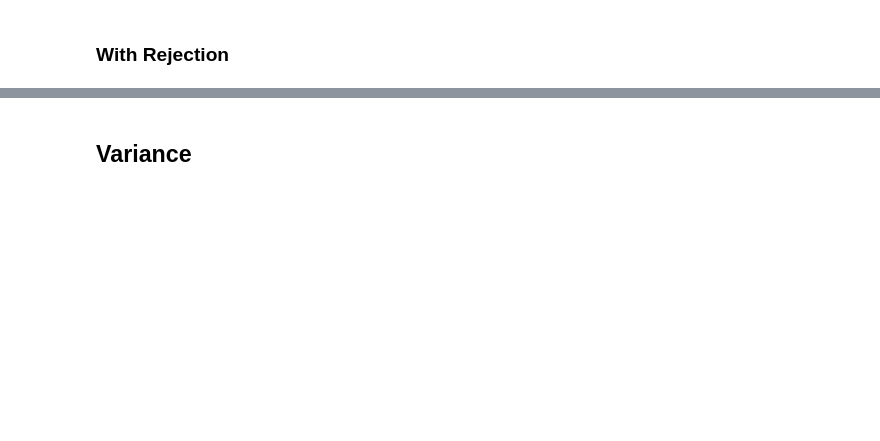
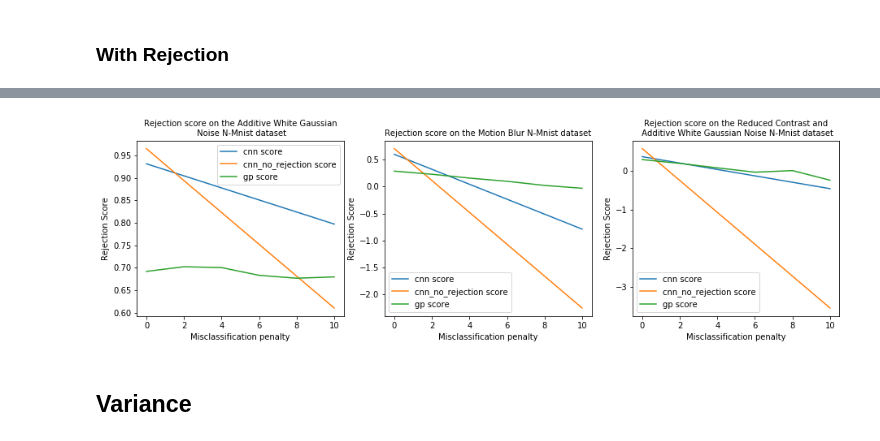
Before and after one commit to emalgorithm/gp-vs-cnn-uncertainty, a Jupyter notebook: variance_analysis.ipynb, the cells around one changed output, grey strips where cells are left out. Saved outputs shown, nothing was run; the diff lists cells and outputs as text; code cells hidden in the pictures; blank space fills up the shorter version.

```diff
--- a/variance_analysis.ipynb
+++ b/variance_analysis.ipynb
@@ -191,2 +259,26 @@ with matplotlib.rc_context({'figure.figsize': [15, 3], 'axes.titlesize': 10}):
+# %%
+cnn_scores = np.array([awgn_cnn_scores, mb_cnn_scores, rc_awgn_cnn_scores]) / 10000
+cnn_rej_scores = np.array([awgn_cnn_rej_scores, mb_cnn_rej_scores, rc_awgn_cnn_rej_scores]) / 10000
+gp_scores = np.array([awgn_gp_scores, mb_gp_scores, rc_awgn_gp_scores]) / 10000
+x = [0, 2, 4, 6, 8, 10]
+datasets = ['Additive White Gaussian\n Noise N-Mnist', 'Motion Blur N-Mnist', 'Reduced Contrast and\n Additive White Gaussian Noise N-Mnist']
+labels = ['awgn', 'mb', 'rc+awgn']
+
+with matplotlib.rc_context({'figure.figsize': [15, 3], 'axes.titlesize': 10}):
+    fig = plt.figure()
+    for i, _ in enumerate(cnn_scores):
+        ax = fig.add_subplot(1, 3, i+1)  # 2 rows of panels, 3 columns
+        ax.plot(x, cnn_rej_scores[i], label='cnn score')
+        ax.plot(x, cnn_scores[i], label='cnn_no_rejection score')
+        ax.plot(x, gp_scores[i], label='gp score')
+        ax.legend()
+#         ax.set_ylabel('Log Perplexity')
+        ax.set_xlabel('Misclassification penalty')
+        ax.set_ylabel('Rejection Score')
+        ax.set_title('Rejection score on the {} dataset'.format(datasets[i]))
+    fig.subplots_adjust(left=0.1, right=0.9, top=1.1, bottom=0.1)
+    pylab.savefig('plots/rejection_scores.pdf', bbox_inches='tight')
+# %% [output]
+[figure, added]
 # %% [markdown]
 ## Variance
```
Also changed, not shown: parts of 68 cells of this notebook.
